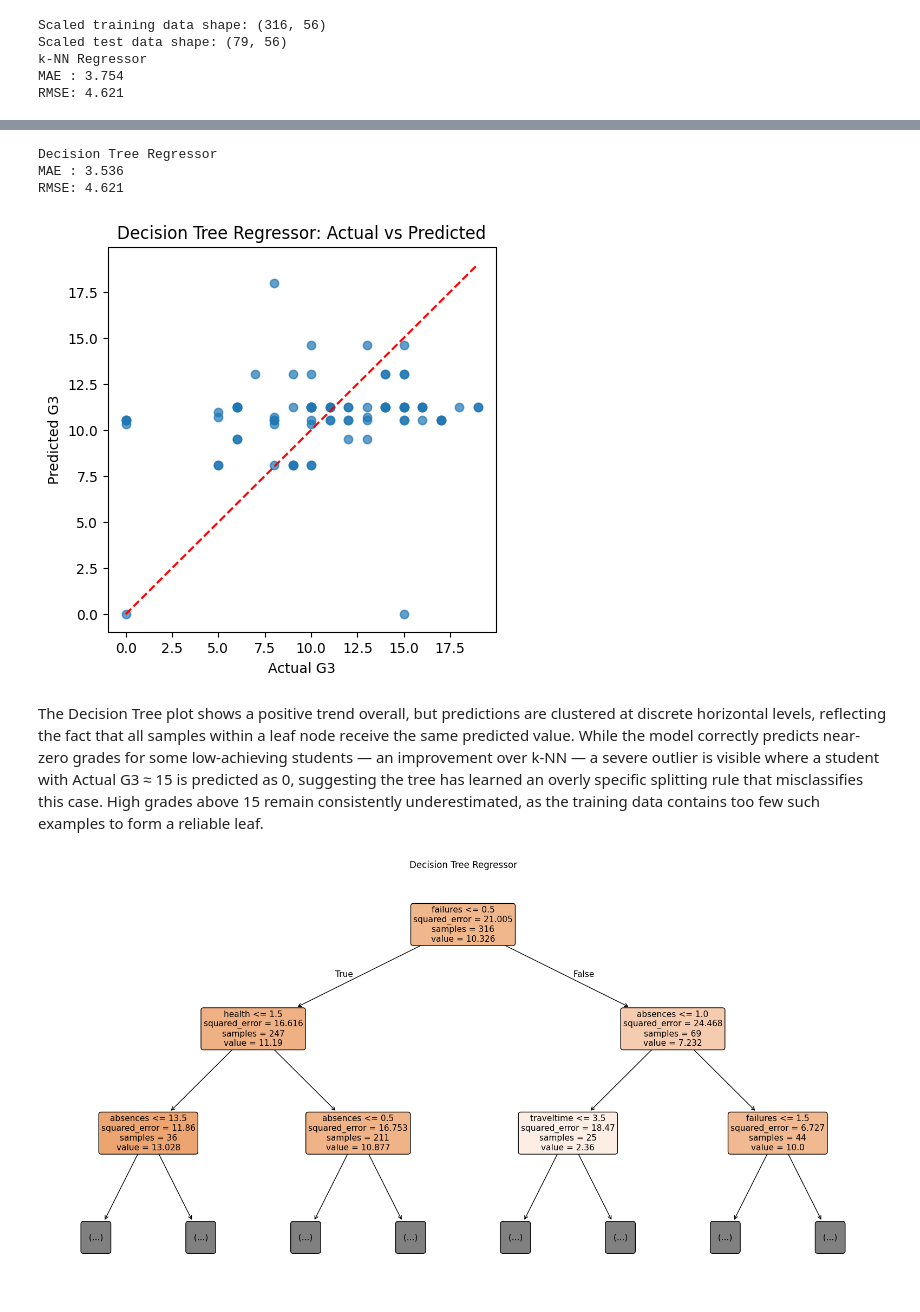
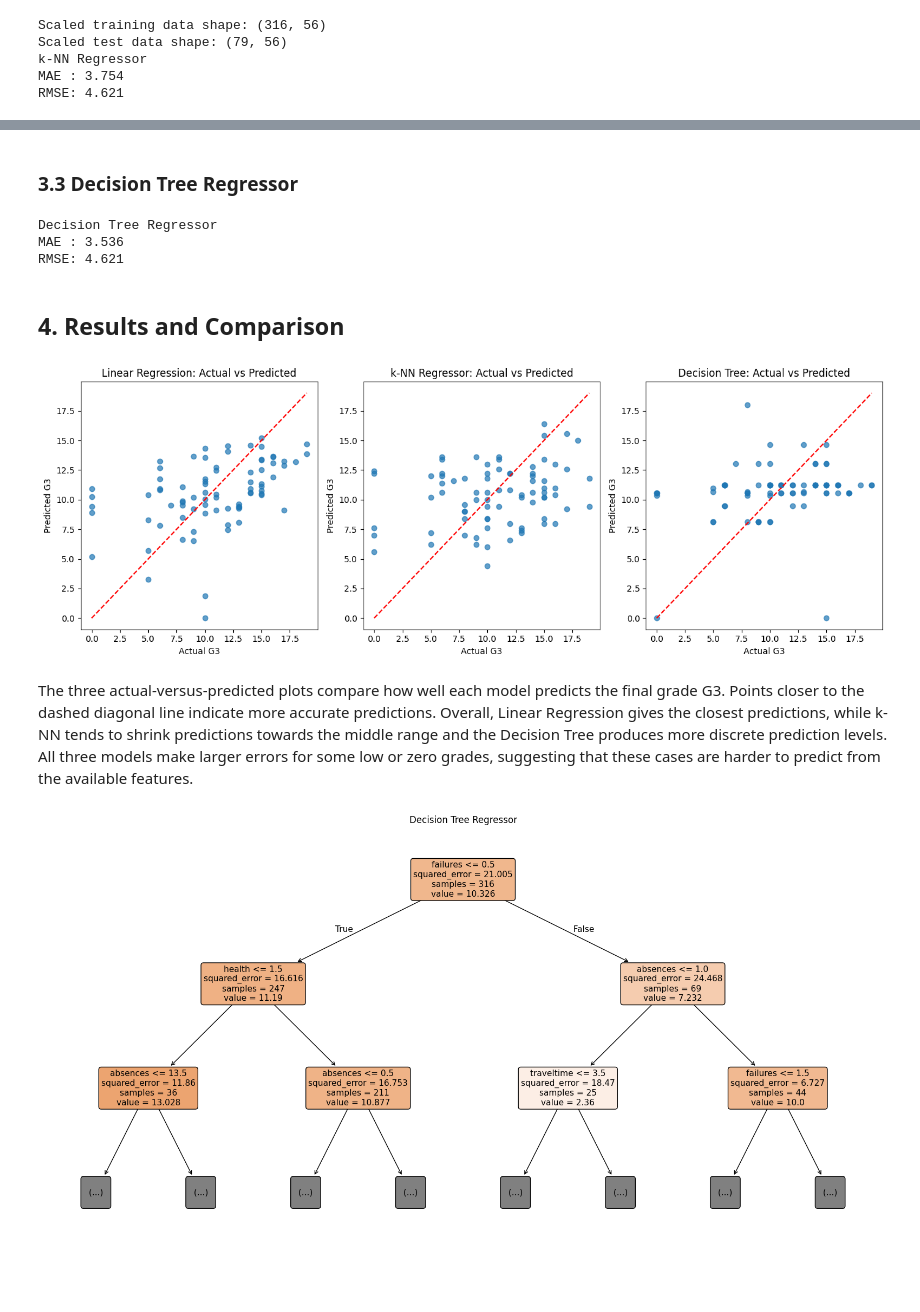
Before and after one commit to zvrv6256-uol/2604-individual-project, a Jupyter notebook: code.ipynb, the cells around one changed output, grey strips where cells are left out. Drawn from its saved outputs; the diff is of its cells as text; code cells hidden in the pictures; blank space fills up the shorter version.

```diff
--- a/code.ipynb
+++ b/code.ipynb
@@ -221,3 +213,5 @@ The k-NN plot shows an overall positive trend, but predictions remain quite scat
+# %% [markdown]
+### 3.3 Decision Tree Regressor
 # %%
 tree_model = DecisionTreeRegressor(max_depth=5, random_state=42)
 tree_model.fit(X_train, y_train)
@@ -233,20 +227,38 @@ print("RMSE:", round(rmse_tree, 3))
 Decision Tree Regressor
 MAE : 3.536
 RMSE: 4.621
-# %%
-plt.figure(figsize=(5, 5))
-plt.scatter(y_test, y_pred_tree, alpha=0.7)
-plt.plot([y_test.min(), y_test.max()],
-         [y_test.min(), y_test.max()],
-         "r--")
-plt.title("Decision Tree Regressor: Actual vs Predicted")
-plt.xlabel("Actual G3")
-plt.ylabel("Predicted G3")
-plt.show()
-# %% [output]
-[figure, removed]
-# %% [markdown]
-The Decision Tree plot shows a positive trend overall, but predictions are clustered at discrete horizontal levels, reflecting the fact that all samples within a leaf node receive the same predicted value. While the model correctly predicts near-zero grades for some low-achieving students — an improvement over k-NN — a severe outlier is visible where a student with Actual G3 ≈ 15 is predicted as 0, suggesting the tree has learned an overly specific splitting rule that misclassifies this case. High grades above 15 remain consistently underestimated, as the training data contains too few such examples to form a reliable leaf.
+# %% [markdown]
+## 4. Results and Comparison
+# %%
+fig, axes = plt.subplots(1, 3, figsize=(14, 5))
+
+# Linear Regression
+axes[0].scatter(y_test, y_pred_lin, alpha=0.7)
+axes[0].plot([y_test.min(), y_test.max()], [y_test.min(), y_test.max()], "r--")
+axes[0].set_title("Linear Regression: Actual vs Predicted")
+axes[0].set_xlabel("Actual G3")
+axes[0].set_ylabel("Predicted G3")
+
+# k-NN
+axes[1].scatter(y_test, y_pred_knn, alpha=0.7)
+axes[1].plot([y_test.min(), y_test.max()], [y_test.min(), y_test.max()], "r--")
+axes[1].set_title("k-NN Regressor: Actual vs Predicted")
+axes[1].set_xlabel("Actual G3")
+axes[1].set_ylabel("Predicted G3")
+
+# Decision Tree
+axes[2].scatter(y_test, y_pred_tree, alpha=0.7)
+axes[2].plot([y_test.min(), y_test.max()], [y_test.min(), y_test.max()], "r--")
+axes[2].set_title("Decision Tree: Actual vs Predicted")
+axes[2].set_xlabel("Actual G3")
+axes[2].set_ylabel("Predicted G3")
+
+plt.tight_layout()
+plt.show()
+# %% [output]
+[figure, added]
+# %% [markdown]
+The three actual-versus-predicted plots compare how well each model predicts the final grade G3. Points closer to the dashed diagonal line indicate more accurate predictions. Overall, Linear Regression gives the closest predictions, while k-NN tends to shrink predictions towards the middle range and the Decision Tree produces more discrete prediction levels. All three models make larger errors for some low or zero grades, suggesting that these cases are harder to predict from the available features.
 # %%
 from sklearn.tree import plot_tree
 
```
Also changed, not shown: parts of 22 cells of this notebook.
